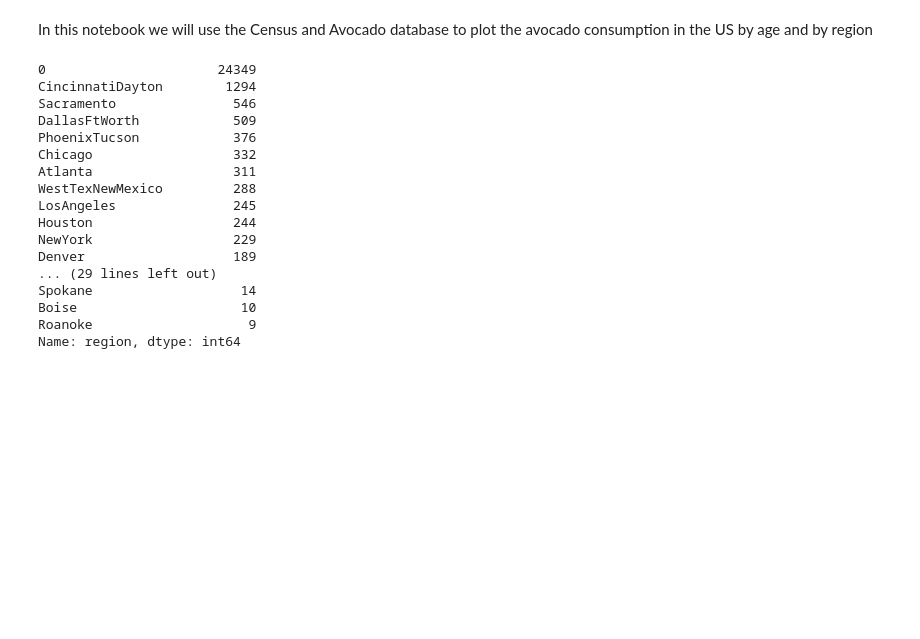
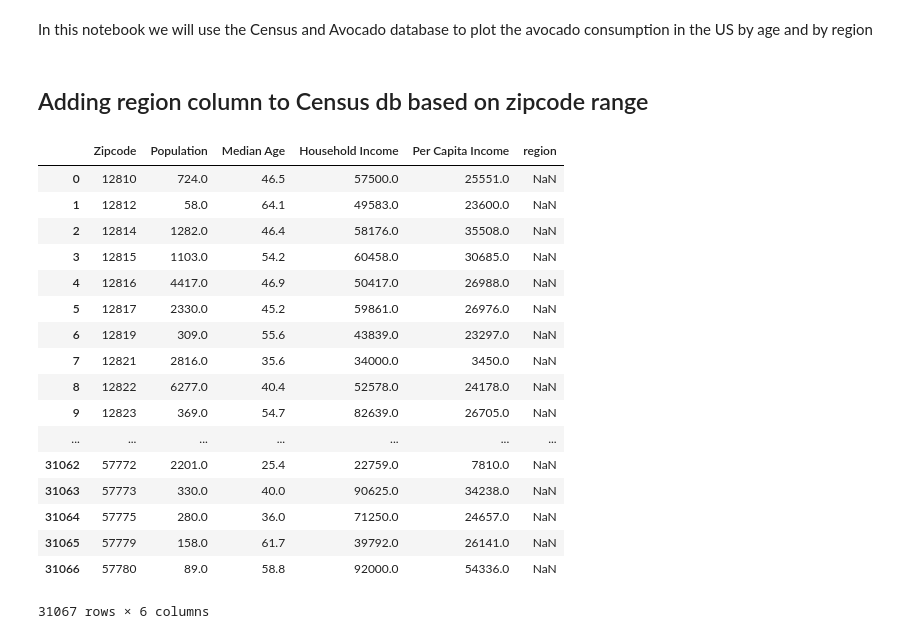
Before and after one commit to lourdesrm/AvocadoMadness, a Jupyter notebook: Consumption_Plots.ipynb, the cells around one changed output. Drawn from its saved outputs; the diff is of its cells as text; code cells hidden in the pictures; blank space fills up the shorter version.

Commit message:
add region column to census db by year (all years)

```diff
--- a/Consumption_Plots.ipynb
+++ b/Consumption_Plots.ipynb
@@ -50 +44,4 @@ avocado_2017_df = pd.read_csv(avocado_file_2017)
+# %% [markdown]
+## Adding region column to Census db based on zipcode range
 # %%
+# census 2015
@@ -52,24 +49,23 @@ zipcode_range = [census_2015_df['Zipcode'].between(1020, 1199), census_2015_df['
-
 city = ["HartfordSpringfield", "Boston", "HartfordSpringfield", "NewYork", "Albany", "Syracuse", "BuffaloRochester", "BuffaloRochester", "Pittsburgh", "HarrisburgScranton", "HarrisburgScranton", "Philadelphia", "BaltimoreWashington", "BaltimoreWashington", "SanDiego", "RichmondNorfolk", "RichmondNorfolk", "Roanoke", "RaleighGreensboro", "RaleighGreensboro", "Charlotte", "SouthCarolina", "Atlanta", "Jacksonville", "Orlando", "MiamiFtLauderdale", "MiamiFtLauderdale", "Tampa", "Nashville", "Louisville", "CincinnatiDayton", "Columbus", "CincinnatiDayton", "Indianapolis", "Detroit", "GrandRapids", "Chicago", "GreatLakes", "StLouis", "NewOrleansMobile", "DallasFtWorth", "DallasFtWorth", "Houston", "Denver", "Boise", "PhoenixTucson", "PhoenixTucson", "WestTexNewMexico", "LasVegas", "LosAngeles", "California", "SanFrancisco", "Sacramento", "Portland", "Seattle", "Spokane"]
-
 census_2015_df['region'] = np.select(zipcode_range, city, 0)
-
-census_2015_df['region'].value_counts()
-# %% [output]
-0                      24349
-CincinnatiDayton        1294
-Sacramento               546
-DallasFtWorth            509
-PhoenixTucson            376
-Chicago                  332
-Atlanta                  311
-WestTexNewMexico         288
-LosAngeles               245
-Houston                  244
-NewYork                  229
-Denver                   189
-... (29 lines left out)
-Spokane                   14
-Boise                     10
-Roanoke                    9
-Name: region, dtype: int64
+# %%
+census_2015_df.replace('0', np.nan)
+# %% [output]
+|  | Zipcode | Population | Median Age | Household Income | Per Capita Income | region |
+| 0 | 12810 | 724.0 | 46.5 | 57500.0 | 25551.0 | NaN |
+| 1 | 12812 | 58.0 | 64.1 | 49583.0 | 23600.0 | NaN |
+| 2 | 12814 | 1282.0 | 46.4 | 58176.0 | 35508.0 | NaN |
+| 3 | 12815 | 1103.0 | 54.2 | 60458.0 | 30685.0 | NaN |
+| 4 | 12816 | 4417.0 | 46.9 | 50417.0 | 26988.0 | NaN |
+| 5 | 12817 | 2330.0 | 45.2 | 59861.0 | 26976.0 | NaN |
+| 6 | 12819 | 309.0 | 55.6 | 43839.0 | 23297.0 | NaN |
+| 7 | 12821 | 2816.0 | 35.6 | 34000.0 | 3450.0 | NaN |
+| 8 | 12822 | 6277.0 | 40.4 | 52578.0 | 24178.0 | NaN |
+| 9 | 12823 | 369.0 | 54.7 | 82639.0 | 26705.0 | NaN |
+| ... | ... | ... | ... | ... | ... | ... |
+| 31062 | 57772 | 2201.0 | 25.4 | 22759.0 | 7810.0 | NaN |
+| 31063 | 57773 | 330.0 | 40.0 | 90625.0 | 34238.0 | NaN |
+| 31064 | 57775 | 280.0 | 36.0 | 71250.0 | 24657.0 | NaN |
+| 31065 | 57779 | 158.0 | 61.7 | 39792.0 | 26141.0 | NaN |
+| 31066 | 57780 | 89.0 | 58.8 | 92000.0 | 54336.0 | NaN |
+31067 rows × 6 columns
```
Also changed, not shown: parts of 6 cells of this notebook.
